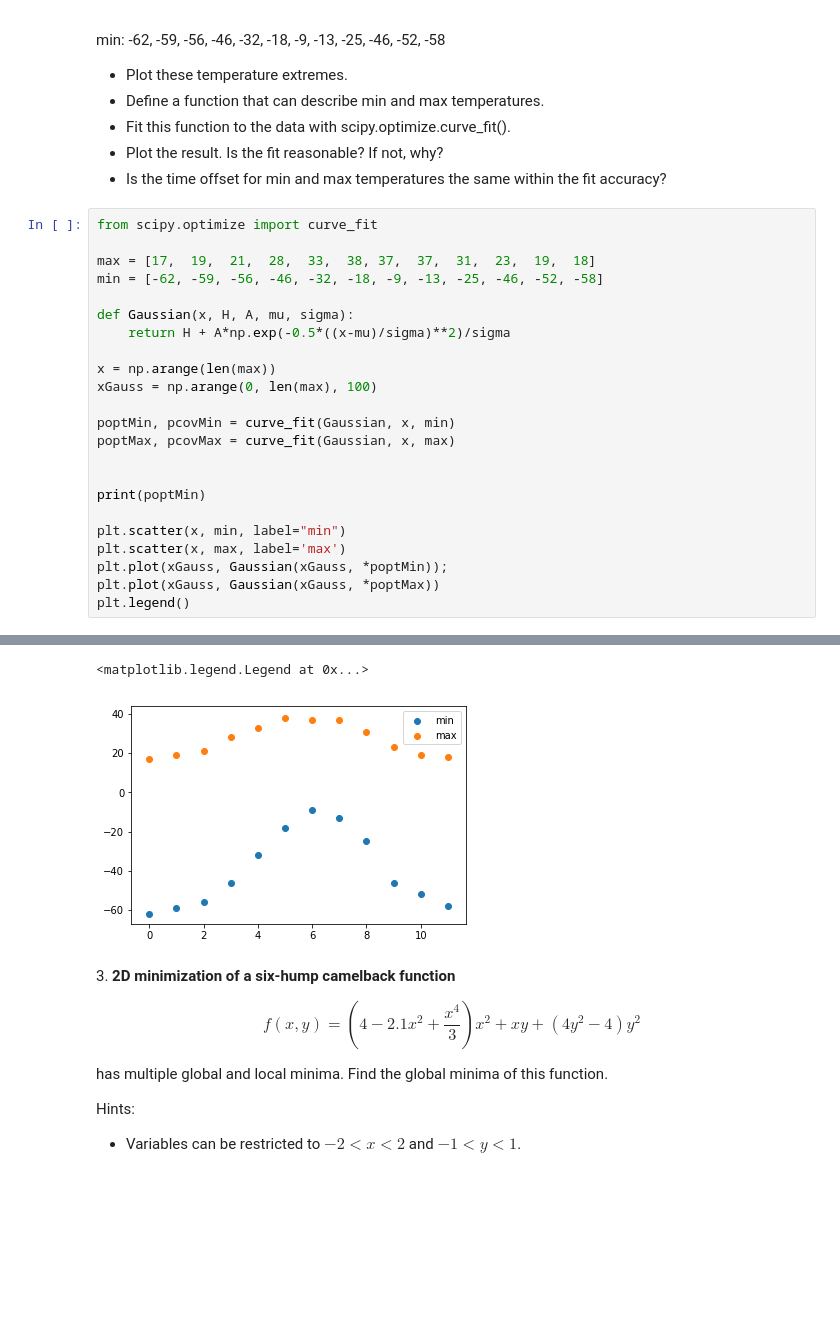
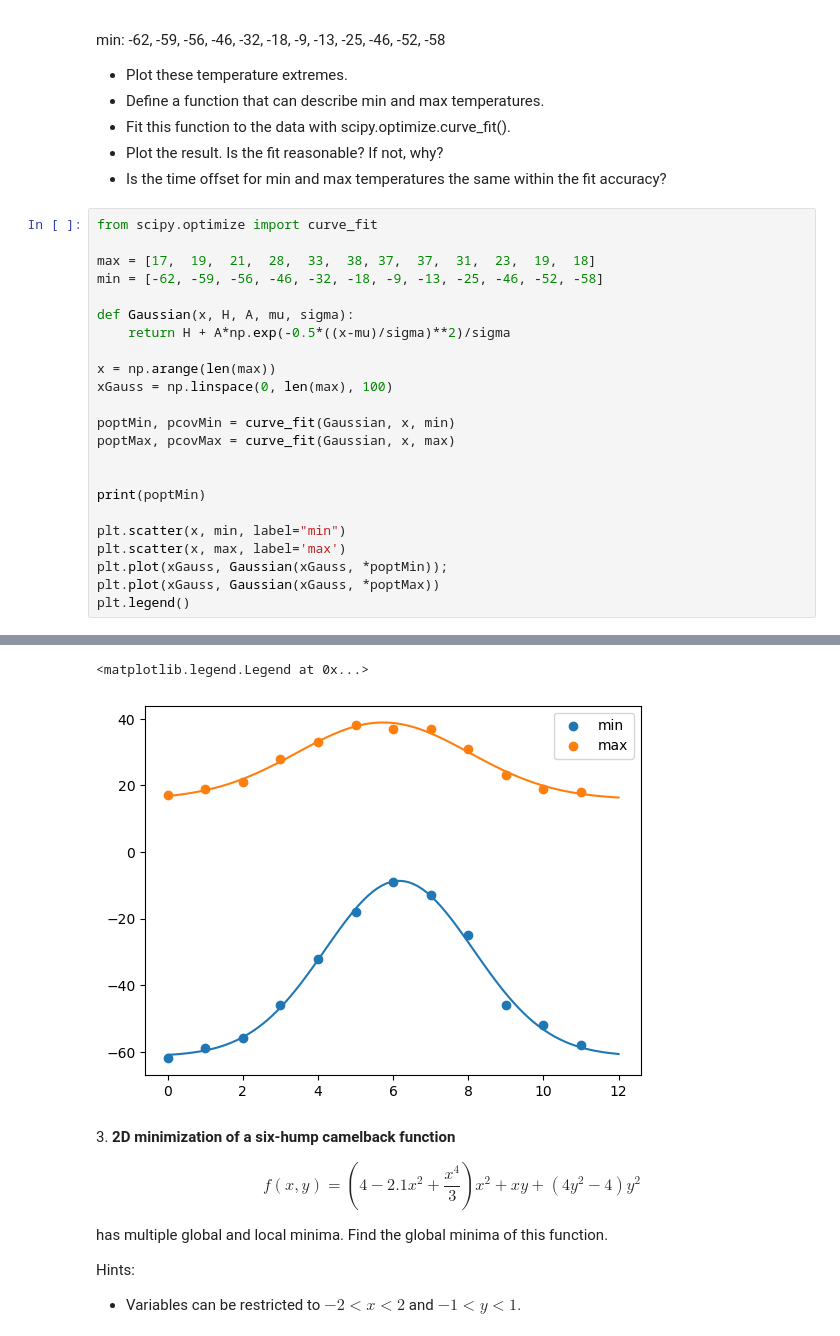
Before and after one commit to FrancescoLR02/LaboratoryOfComputationalPhysics_Y7, a Jupyter notebook: 09ex_Algorithms.ipynb, the cells around one changed output, grey strips where cells are left out. Cells and saved outputs as stored; diff of their text form; blank space fills up the shorter version.

```diff
--- a/09ex_Algorithms.ipynb
+++ b/09ex_Algorithms.ipynb
@@ -83,7 +83,7 @@ def Gaussian(x, H, A, mu, sigma):
     return H + A*np.exp(-0.5*((x-mu)/sigma)**2)/sigma
 
 x = np.arange(len(max))
-xGauss = np.arange(0, len(max), 100)
+xGauss = np.linspace(0, len(max), 100)
 
 poptMin, pcovMin = curve_fit(Gaussian, x, min)
 poptMax, pcovMax = curve_fit(Gaussian, x, max)
@@ -101,5 +101,5 @@ plt.legend()
 <matplotlib.legend.Legend at 0x...>
-[figure, old version]
+[figure, new version]
 # %% [markdown]
 3\. **2D minimization of a six-hump camelback function**
 
```
Also changed, not shown: parts of 2 cells of this notebook, 5 other files.
